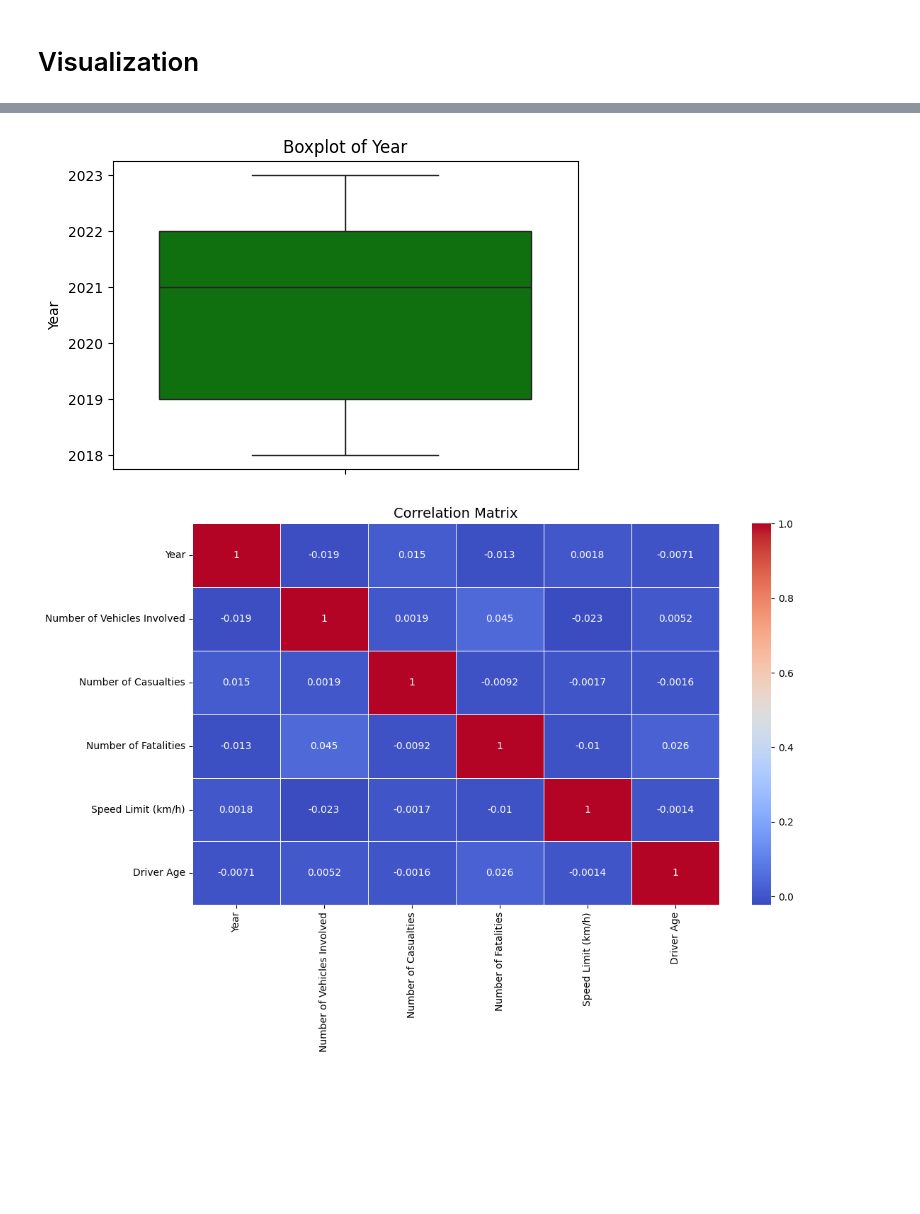
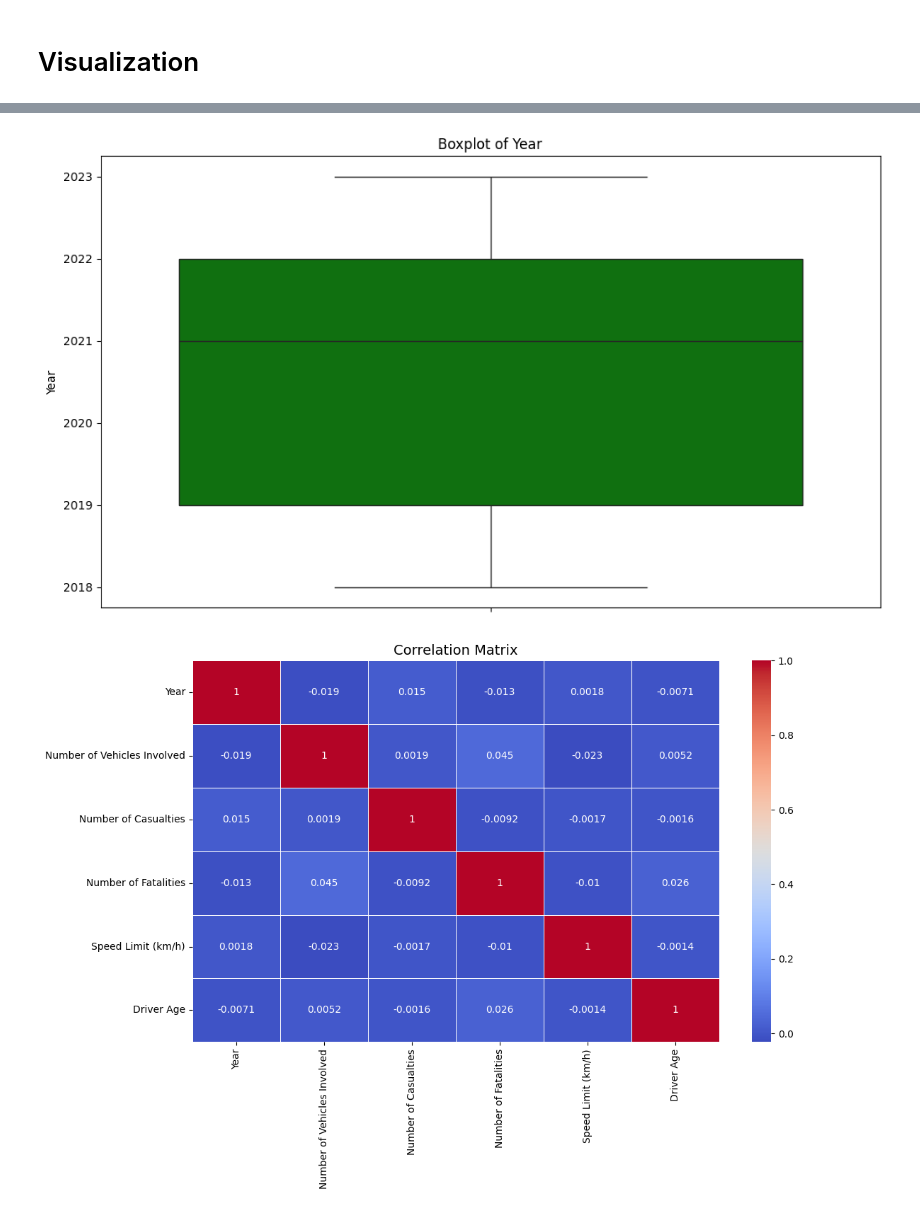
Before and after one commit to Nikhil5566/EDA-Prostate-cancer-dataset-, a Jupyter notebook: Indian_Accidents.ipynb, the cells around one changed output, grey strips where cells are left out. Drawn from its saved outputs; the diff is of its cells as text; code cells hidden in the pictures; blank space fills up the shorter version.

```diff
--- a/Indian_Accidents.ipynb
+++ b/Indian_Accidents.ipynb
@@ -179,11 +179,11 @@ plt.show()
 # %%
-plt.figure(figsize=(6,4))
+plt.figure(figsize=(12,7))
 sns.boxplot(y=df['Year'], color='green')
 plt.title('Boxplot of Year')
 plt.ylabel('Year')
 plt.show()
 # %% [output]
-[figure, old version]
+[figure, new version]
 # %%
 plt.figure(figsize=(12, 7))
 sns.heatmap(df.corr(numeric_only = True), annot=True, cmap="coolwarm", linewidths=0.5)
```
Also changed, not shown: parts of 2 cells of this notebook.
